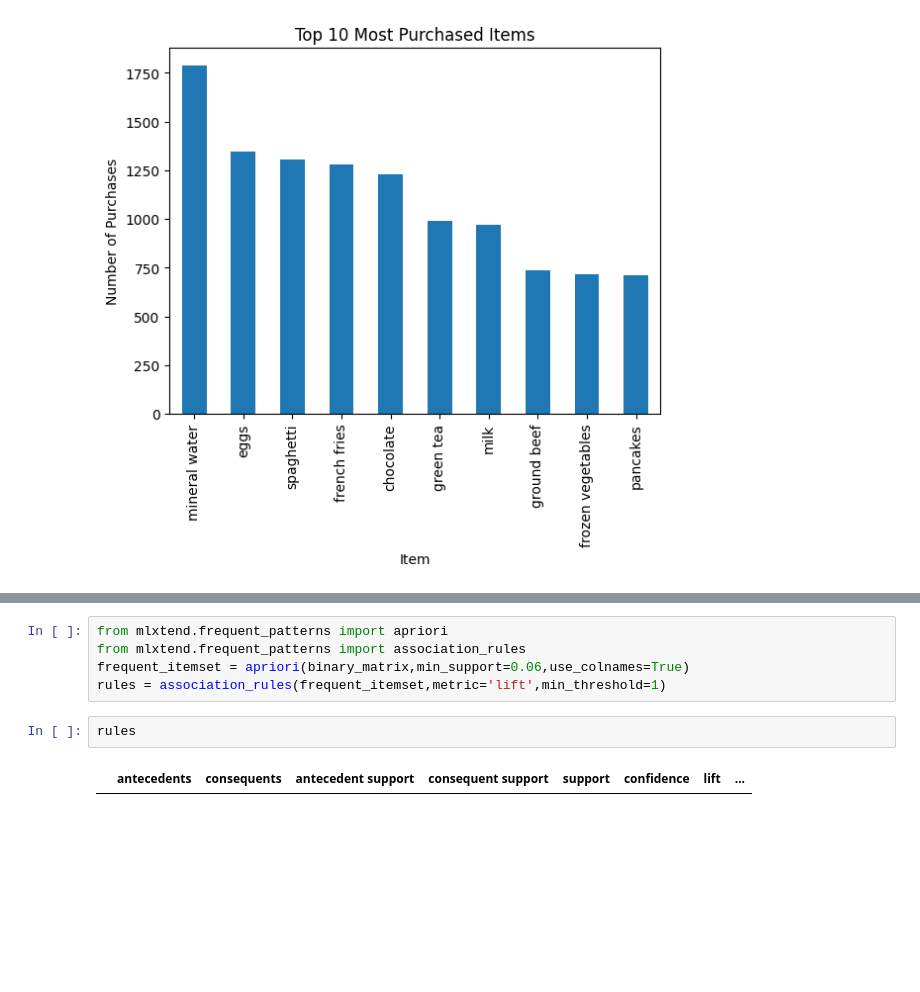
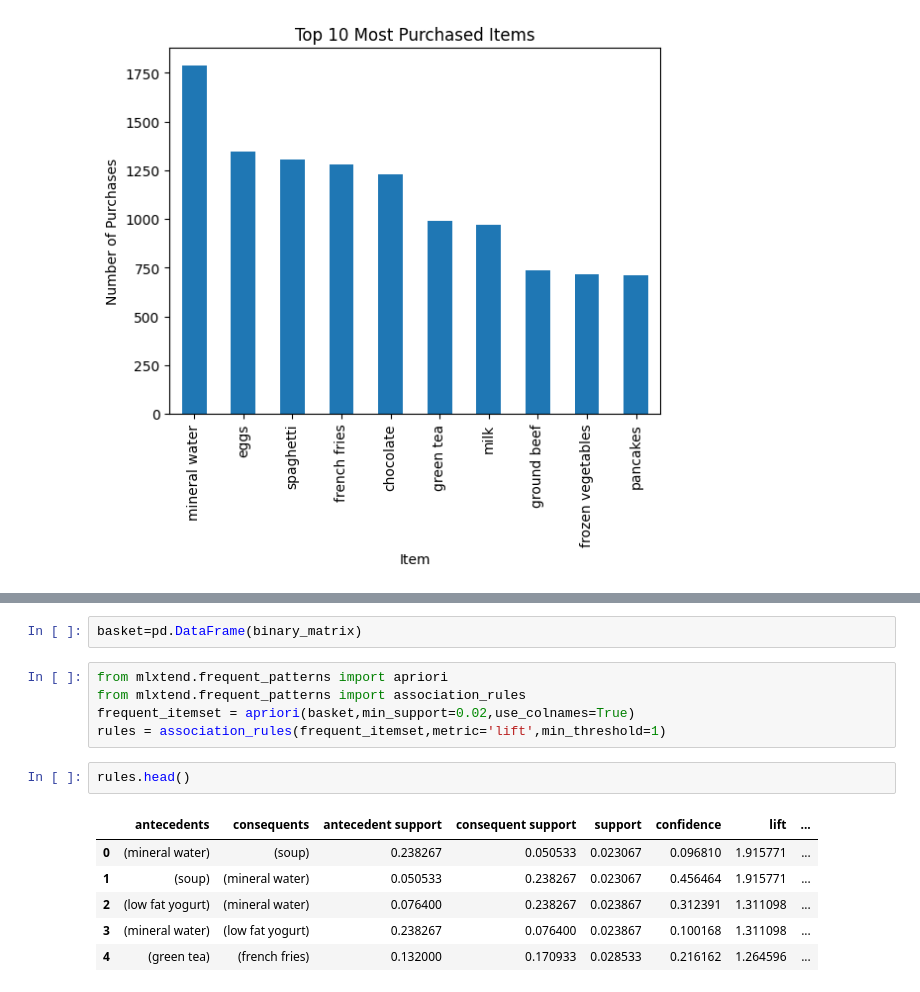
Before and after one commit to szm5417/szm5417, a Jupyter notebook: 2348551_Lab3.ipynb, the cells around one changed output, grey strips where cells are left out. Drawn from its saved outputs; the diff is of its cells as text; blank space fills up the shorter version.

```diff
--- a/2348551_Lab3.ipynb
+++ b/2348551_Lab3.ipynb
@@ -195,9 +195,16 @@ plt.show()
+# %%
+basket=pd.DataFrame(binary_matrix)
 # %%
 from mlxtend.frequent_patterns import apriori
 from mlxtend.frequent_patterns import association_rules
-frequent_itemset = apriori(binary_matrix,min_support=0.06,use_colnames=True)
+frequent_itemset = apriori(basket,min_support=0.02,use_colnames=True)
 rules = association_rules(frequent_itemset,metric='lift',min_threshold=1)
 # %%
-rules
+rules.head()
 # %% [output]
 |  | antecedents | consequents | antecedent support | consequent support | support | confidence | lift | ... |
+| 0 | (mineral water) | (soup) | 0.238267 | 0.050533 | 0.023067 | 0.096810 | 1.915771 | ... |
+| 1 | (soup) | (mineral water) | 0.050533 | 0.238267 | 0.023067 | 0.456464 | 1.915771 | ... |
+| 2 | (low fat yogurt) | (mineral water) | 0.076400 | 0.238267 | 0.023867 | 0.312391 | 1.311098 | ... |
+| 3 | (mineral water) | (low fat yogurt) | 0.238267 | 0.076400 | 0.023867 | 0.100168 | 1.311098 | ... |
+| 4 | (green tea) | (french fries) | 0.132000 | 0.170933 | 0.028533 | 0.216162 | 1.264596 | ... |
```
Also changed, not shown: parts of 10 cells of this notebook.
